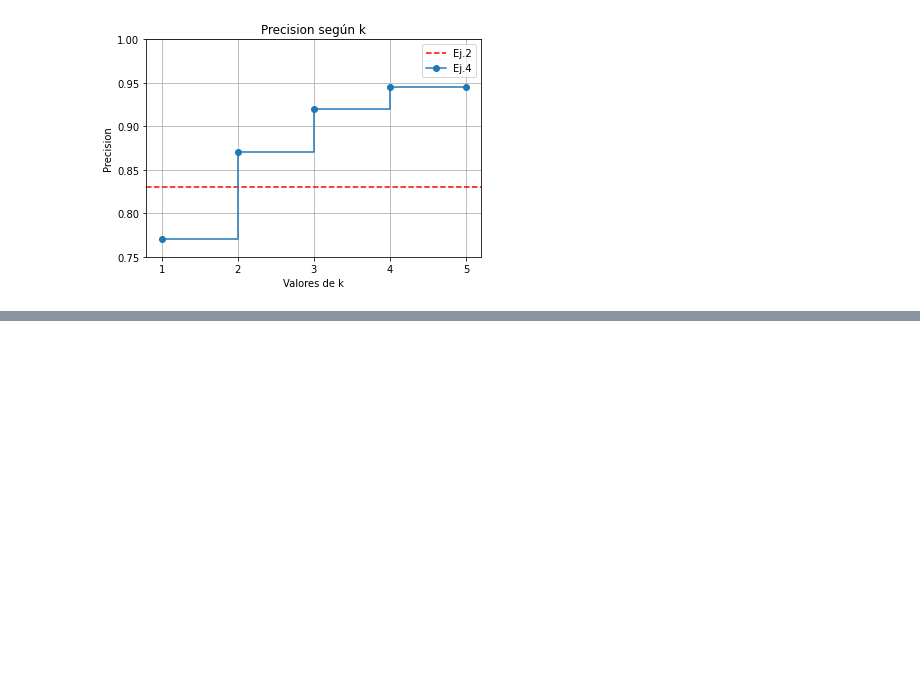
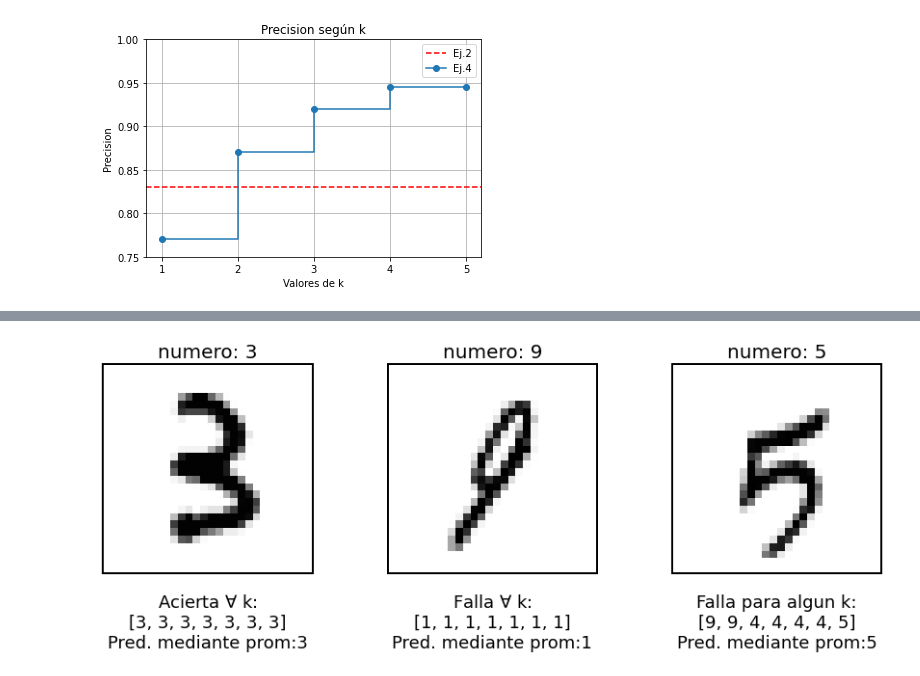
Before and after one commit to sanchez-17/TP2-AlgebraLinealComputacional-UBA-Exactas, a Jupyter notebook: Tp2.ipynb, the cells around one changed output, grey strips where cells are left out. Cells and saved outputs as stored; diff of their text form; code cells hidden in the pictures; blank space fills up the shorter version.

Commit message:
Funcion para elegir imagenes que no han sido correctamente predichas

```diff
--- a/Tp2.ipynb
+++ b/Tp2.ipynb
@@ -480,3 +480,78 @@ Precision para k=3: 0.920 para 200 imagenes de test
 Precision para k=4: 0.945 para 200 imagenes de test
 Precision para k=5: 0.945 para 200 imagenes de test
 [figure]
+# %%
+def prediccion_hasta_k(df_test,Ui,k,x):
+    predicciones = []
+    for i in range(1,k+1):
+        pred = prediccion_SVD(Ui,i,x)
+        predicciones.append(pred)
+    return predicciones
+
+def aux(df,fila):
+    img = np.array(df.iloc[fila,1:]).reshape(28,28)
+    label = df.iloc[fila,0]
+    plt.imshow(img,cmap='Greys')
+    plt.title(f'numero: {label}',fontsize=20)
+    configuraciones_diseño()
+
+def graficar_fallos(df_test,Ui,k,n):
+    df = df_test.iloc[:n,test.columns[1:]].values
+    todo_k_acierta = False
+    todo_k_falla = False
+    algun_k_falla = False
+    #Agarro 3 imagenes para los 3 casos posibles:
+    # *predice bien para todo k
+    # *predice mal para todo k
+    # *predice mal para los primeros k, pero luego acierta
+    while (not todo_k_acierta) or (not todo_k_falla) or (not algun_k_falla):
+        fila = np.random.randint(0, n-1)
+        x = df[fila]
+        label = df_test.iloc[fila,0]
+        predicciones = prediccion_hasta_k(df_test,Ui,k,x)
+        coincidencias = [pred == label for pred in predicciones]
+        not_coincidencias = [not pred for pred in coincidencias]
+        if all(coincidencias) and (not todo_k_acierta): #todos true
+            todo_k_acierta = True
+            pred_prom = prediccion(imagenes_prom,df[fila])
+            k_acierta = (predicciones,fila,pred_prom)
+            print("Encontre que en todo k acierta en fila:",fila)
+            print("Prediccion con imagenes promedio: ",pred_prom)
+            print("Predicciones: ",predicciones)
+            print()
+        if (not any(coincidencias)) and (not todo_k_falla): #todos false
+            todo_k_falla = True
+            pred_prom = prediccion(imagenes_prom,df[fila])
+            k_falla = (predicciones,fila,pred_prom)
+            print("Encontre que en todo k falla en fila:",fila)
+            print("Prediccion con imagenes promedio: ",pred_prom)
+            print("Predicciones: ",predicciones)
+            print()
+        if (any(coincidencias) and (any(not_coincidencias))) and (not algun_k_falla):
+            algun_k_falla = True
+            pred_prom = prediccion(imagenes_prom,df[fila])
+            algun_k = (predicciones,fila,pred_prom)
+            print("Encontre que algun k acierta y en otro falla en fila:",fila)
+            print("Prediccion con imagenes promedio: ",pred_prom)
+            print("Predicciones: ",predicciones)
+            print()
+
+
+
+    imgs = [k_acierta,k_falla,algun_k]
+    msgs = [r"Acierta $\forall$ k",r"Falla $\forall$ k","Falla para algun k"]
+
+    fig, axs = plt.subplots(1, 3, figsize=(15, 4))
+
+    for i in range(0,3):
+        img = imgs[i]
+        plt.subplot(1,3,i+1)
+
+        axs[i].text(0.5, -0.1, f'{msgs[i]}:\n{img[0]}\nPred. mediante prom:{img[2]}', transform=axs[i].transAxes, ha='center',va="top",fontsize=18)
+        aux(df_test,img[1])
+    plt.show()
+
+k=7
+n = 5000 #primeras n imgs de test
+graficar_fallos(test,Ui,k,n)
+# %% [output]
@@ -482,0 +569 @@ Precision para k=5: 0.945 para 200 imagenes de test
+[figure, added]
```
Also changed, not shown: parts of 5 cells of this notebook.
